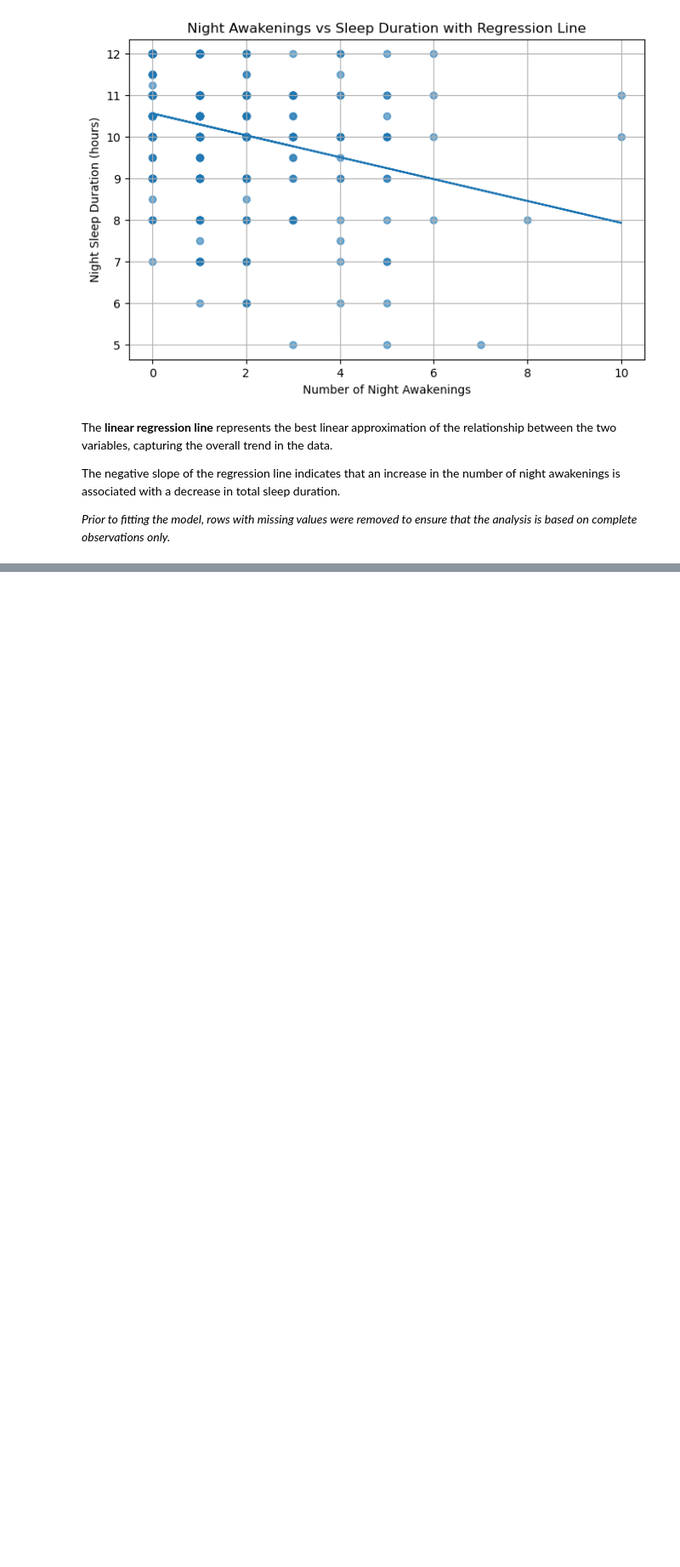
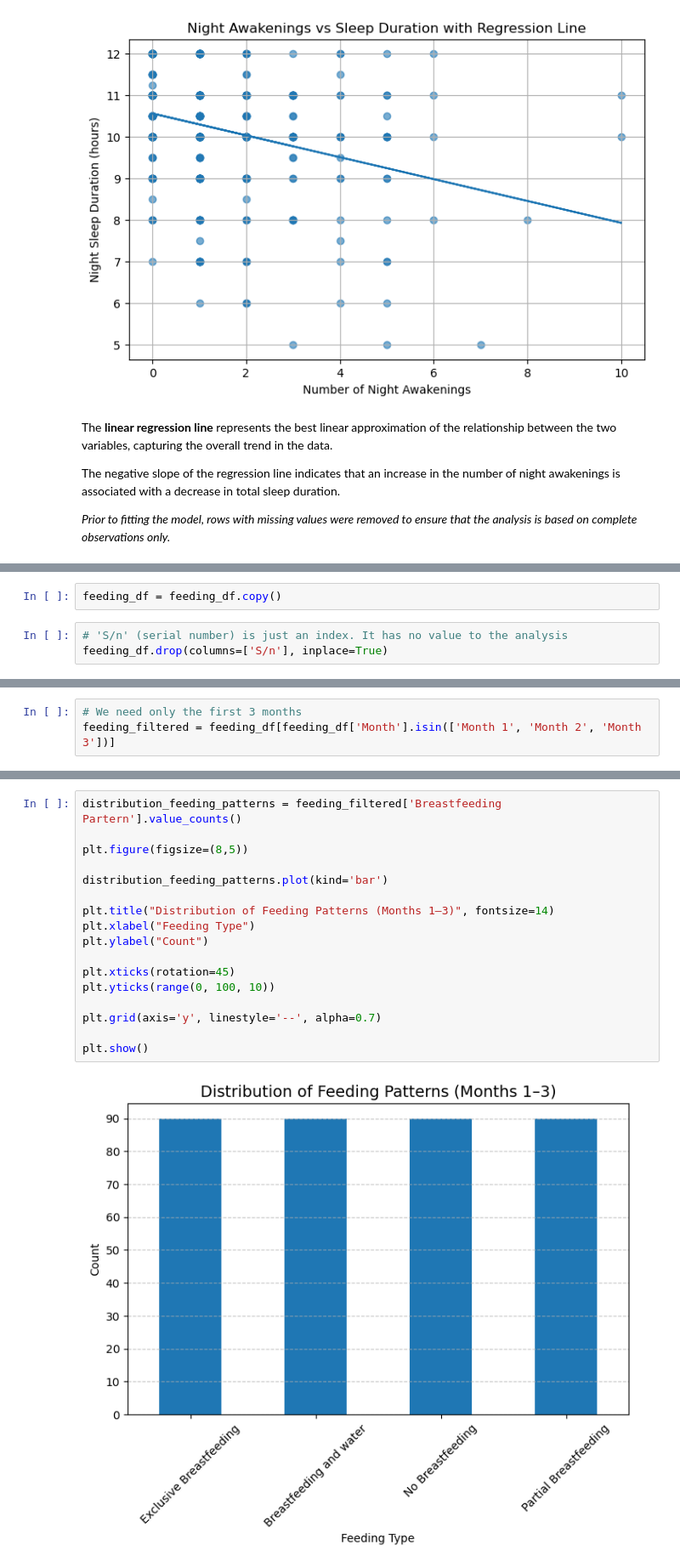
Before and after one commit to atanasovnikolay/AI_ML_DataScience, a Jupyter notebook: Data_Science_project.ipynb, the cells around one changed output, grey strips where cells are left out. Shown at 85% size. Saved outputs shown, nothing was run; the diff lists cells and outputs as text; blank space fills up the shorter version.

Commit message:
Exploring feeding data

```diff
--- a/Data_Science_project.ipynb
+++ b/Data_Science_project.ipynb
@@ -431,0 +446,5 @@ The negative slope of the regression line indicates that an increase in the numb
+# %%
+feeding_df = feeding_df.copy()
+# %%
+# 'S/n' (serial number) is just an index. It has no value to the analysis
+feeding_df.drop(columns=['S/n'], inplace=True)
@@ -431,0 +453,3 @@ The negative slope of the regression line indicates that an increase in the numb
+# %%
+# We need only the first 3 months
+feeding_filtered = feeding_df[feeding_df['Month'].isin(['Month 1', 'Month 2', 'Month 3'])]
@@ -431,0 +469,19 @@ The negative slope of the regression line indicates that an increase in the numb
+# %%
+distribution_feeding_patterns = feeding_filtered['Breastfeeding Partern'].value_counts()
+
+plt.figure(figsize=(8,5))
+
+distribution_feeding_patterns.plot(kind='bar')
+
+plt.title("Distribution of Feeding Patterns (Months 1–3)", fontsize=14)
+plt.xlabel("Feeding Type")
+plt.ylabel("Count")
+
+plt.xticks(rotation=45)
+plt.yticks(range(0, 100, 10))
+
+plt.grid(axis='y', linestyle='--', alpha=0.7)
+
+plt.show()
+# %% [output]
+[figure, added]
```
Also changed, not shown: parts of 24 cells of this notebook.
